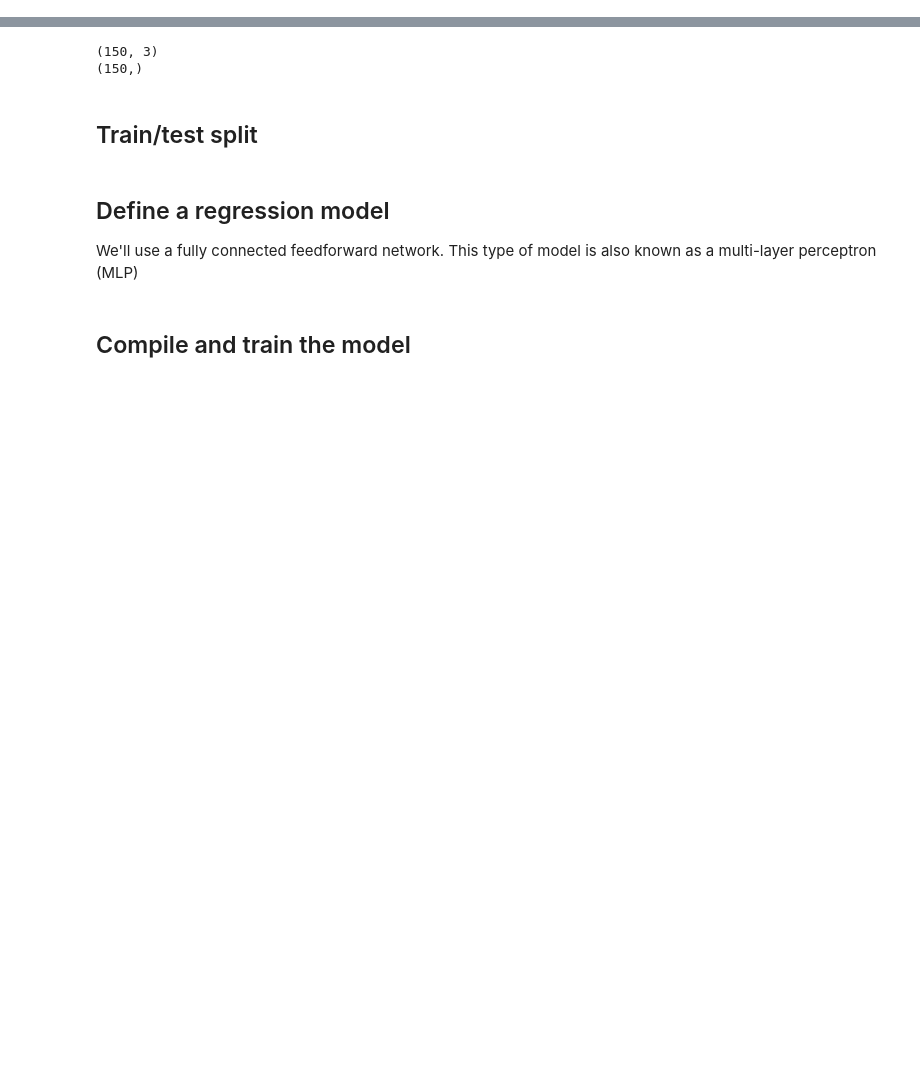
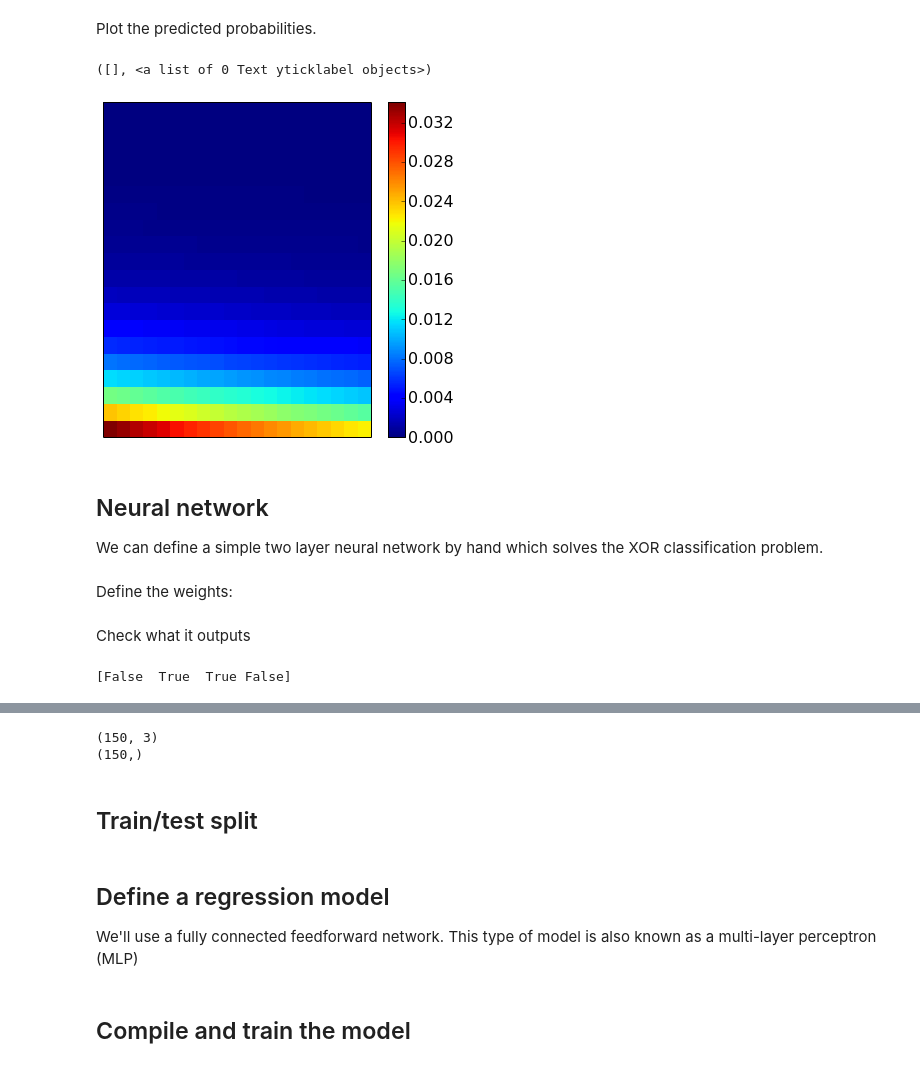
Before and after one commit to gchrupala/tutorials, a Jupyter notebook: keras.ipynb, the cells around one changed output, grey strips where cells are left out. Saved outputs shown, nothing was run; the diff lists cells and outputs as text; code cells hidden in the pictures; blank space fills up the shorter version.

```diff
--- a/keras.ipynb
+++ b/keras.ipynb
@@ -18,0 +39,6 @@
+# %%
+X = numpy.array([[0, 0],      # FALSE
+                 [0, 1],      # TRUE
+                 [1, 0],      # TRUE
+                 [1, 1]])     # FALSE
+y = numpy.array([0,1,1,0])
@@ -18,0 +62,20 @@
+# %% [markdown]
+Plot the predicted probabilities.
+# %%
+# Create a grid of points
+shape=(20,20)
+grid = numpy.array([ [i,j] for i in numpy.linspace(0,1,shape[0])
+                                for j in numpy.linspace(0,1,shape[1]) ])
+
+# Apply the neural net to all the points
+y_pred = LR.predict_proba(grid)[:,1].reshape(shape)
+pylab.pcolor(y_pred)
+pylab.colorbar()
+pylab.xticks([])
+pylab.yticks([])
+# %% [output]
+([], <a list of 0 Text yticklabel objects>)
+[figure, added]
+# %% [markdown]
+## Neural network
+We can define a simple two layer neural network by hand which solves the XOR classification problem.
@@ -18,0 +89,2 @@
+# %% [markdown]
+Define the weights:
@@ -18,0 +95,7 @@
+# %% [markdown]
+Check what it outputs
+# %%
+y_pred = nnet(W, U, X)
+print(y_pred)
+# %% [output]
+[False  True  True False]
```
Also changed, not shown: parts of 45 cells of this notebook.
